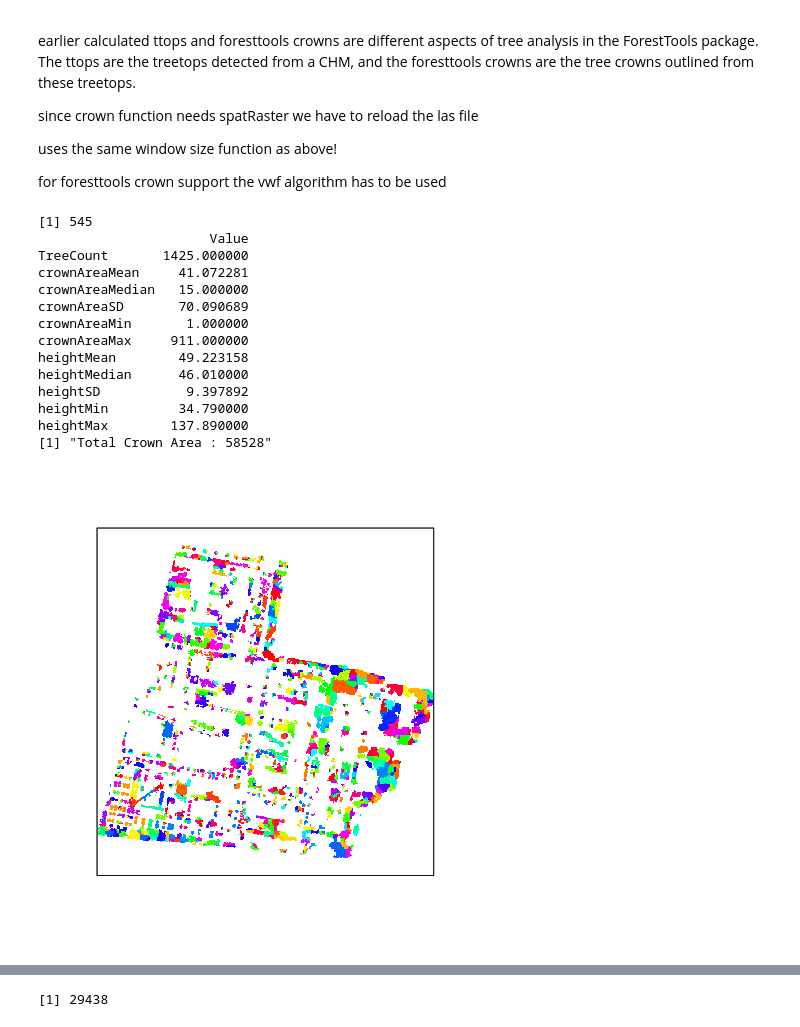
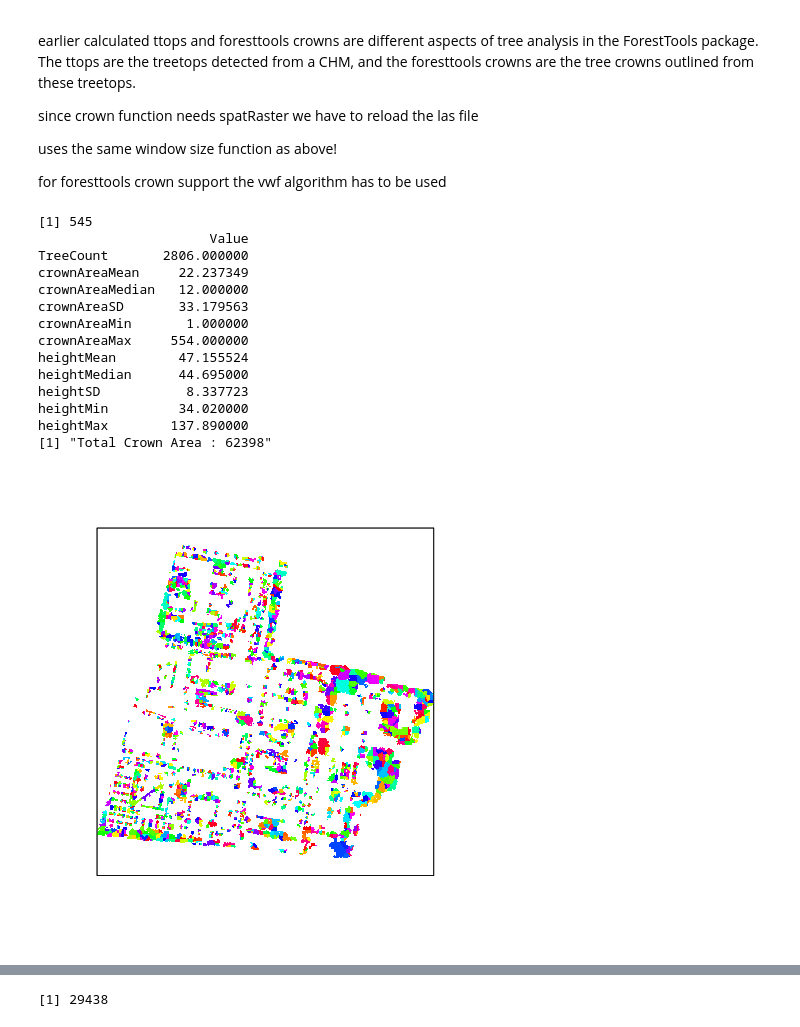
Before and after one commit to ni-be/golm_tree_analysis, a Jupyter notebook: golm_tree_analysis.ipynb, the cells around one changed output, grey strips where cells are left out. Drawn from its saved outputs; the diff is of its cells as text; code cells hidden in the pictures.

```diff
--- a/golm_tree_analysis.ipynb
+++ b/golm_tree_analysis.ipynb
@@ -520,44 +523,44 @@ for foresttools crown support the vwf algorithm has to be used
 # %%
 %%R
 
 chm <- rasterize_canopy(las51, 1, p2r(0.6), pkg = "raster")
 #f <- function(x) {x * 0.02 + 0.3}
 
-ttops <- vwf(CHM = chm, winFun = f, minHeight = 2)
+ttops <- vwf(CHM = chm, winFun = f3, minHeight = 2)
 
 plot(chm, xlab = "", ylab = "", xaxt = 'n', yaxt = 'n')
 plot(ttops, col = "green", pch = 20, cex = 0.5, add = TRUE)
 
 # Create crown map
 crowns <- mcws(treetops = ttops, CHM = chm,  minHeight = 3, verbose = FALSE)
 
 # Plot crowns
 plot(crowns, col = sample(rainbow(50), length(unique(crowns[])), replace = TRUE), legend = FALSE, xlab = "", ylab = "", xaxt='n', yaxt = 'n')
 print(nrow(crowns))
 crowns_poly <- mcws(treetops = ttops, CHM = chm, minHeight = 3, verbose = FALSE, format="polygons")
 summary <- sp_summarise(crowns_poly, variables = c("crownArea", "height"))
 print(summary)
 # Calculate total crown area
 total_crown_area <- sum(crowns_poly$crownArea)
 
 # Print total crown area
 print(paste("Total Crown Area :", total_crown_area))
 # %% [output]
 [1] 545
                       Value
-TreeCount       1425.000000
-crownAreaMean     41.072281
-crownAreaMedian   15.000000
-crownAreaSD       70.090689
+TreeCount       2806.000000
+crownAreaMean     22.237349
+crownAreaMedian   12.000000
+crownAreaSD       33.179563
 crownAreaMin       1.000000
-crownAreaMax     911.000000
-heightMean        49.223158
-heightMedian      46.010000
-heightSD           9.397892
-heightMin         34.790000
+crownAreaMax     554.000000
+heightMean        47.155524
+heightMedian      44.695000
+heightSD           8.337723
+heightMin         34.020000
 heightMax        137.890000
-[1] "Total Crown Area : 58528"
+[1] "Total Crown Area : 62398"
-[figure, old version]
+[figure, new version]
 # %%
 %%R
 
```
Also changed, not shown: parts of 3 cells of this notebook.
